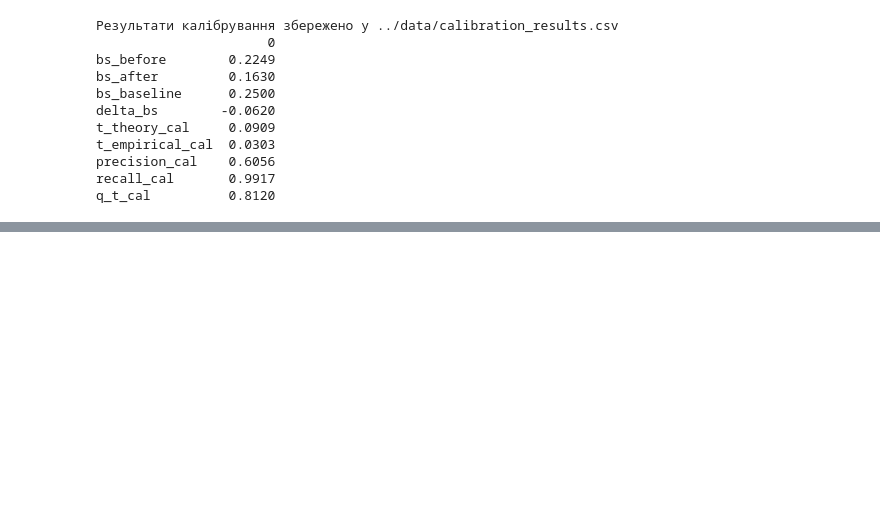
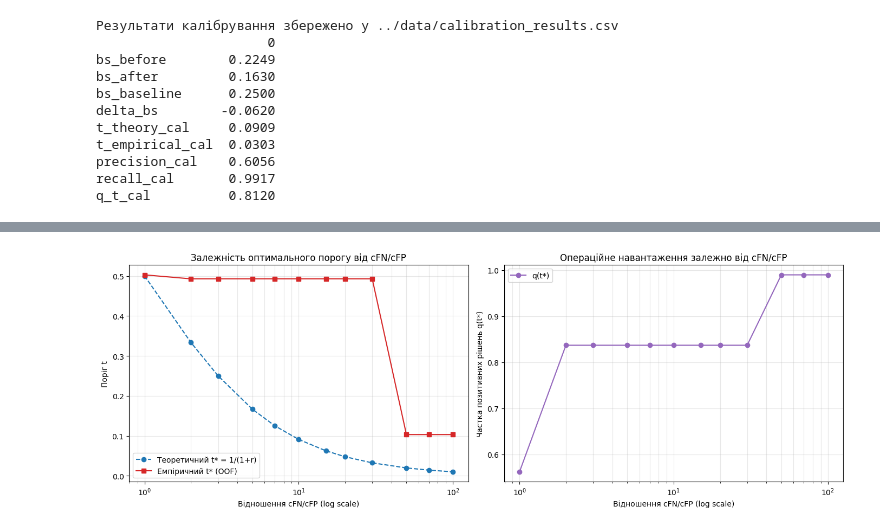
Before and after one commit to Yaroslav071315/machine-learning-course-volovnyk, a Jupyter notebook: practical04/notebook/Practical04.ipynb, the cells around one changed output, grey strips where cells are left out. Drawn from its saved outputs; the diff is of its cells as text; code cells hidden in the pictures; blank space fills up the shorter version.

Commit message:
Decision Sensitivity Analysis and Manual Review Policy

```diff
--- a/practical04/notebook/Practical04.ipynb
+++ b/practical04/notebook/Practical04.ipynb
@@ -1805,0 +1869,32 @@ q_t_cal          0.8120
+# %%
+fig, axes = plt.subplots(1, 2, figsize=(14, 5))
+
+# Лівий: пороги vs r
+ax = axes[0]
+ax.plot(sensitivity_df['ratio_r'], sensitivity_df['t_theory'],
+        'o--', color='tab:blue', label='Теоретичний t* = 1/(1+r)')
+ax.plot(sensitivity_df['ratio_r'], sensitivity_df['t_empirical'],
+        's-', color='tab:red', label='Емпіричний t* (OOF)')
+ax.set_xscale('log')
+ax.set_xlabel('Відношення cFN/cFP (log scale)')
+ax.set_ylabel('Поріг t')
+ax.set_title('Залежність оптимального порогу від cFN/cFP')
+ax.legend()
+ax.grid(alpha=0.3, which='both')
+
+# Правий: навантаження vs r
+ax = axes[1]
+ax.plot(sensitivity_df['ratio_r'], sensitivity_df['q_t'],
+        'o-', color='tab:purple', label='q(t*)')
+ax.set_xscale('log')
+ax.set_xlabel('Відношення cFN/cFP (log scale)')
+ax.set_ylabel('Частка позитивних рішень q(t*)')
+ax.set_title('Операційне навантаження залежно від cFN/cFP')
+ax.legend()
+ax.grid(alpha=0.3, which='both')
+
+plt.tight_layout()
+plt.savefig('../figures/sensitivity_ratio.png', dpi=120)
+plt.show()
+# %% [output]
+[figure, added]
```
Also changed, not shown: parts of 29 cells of this notebook, 8 other files.
